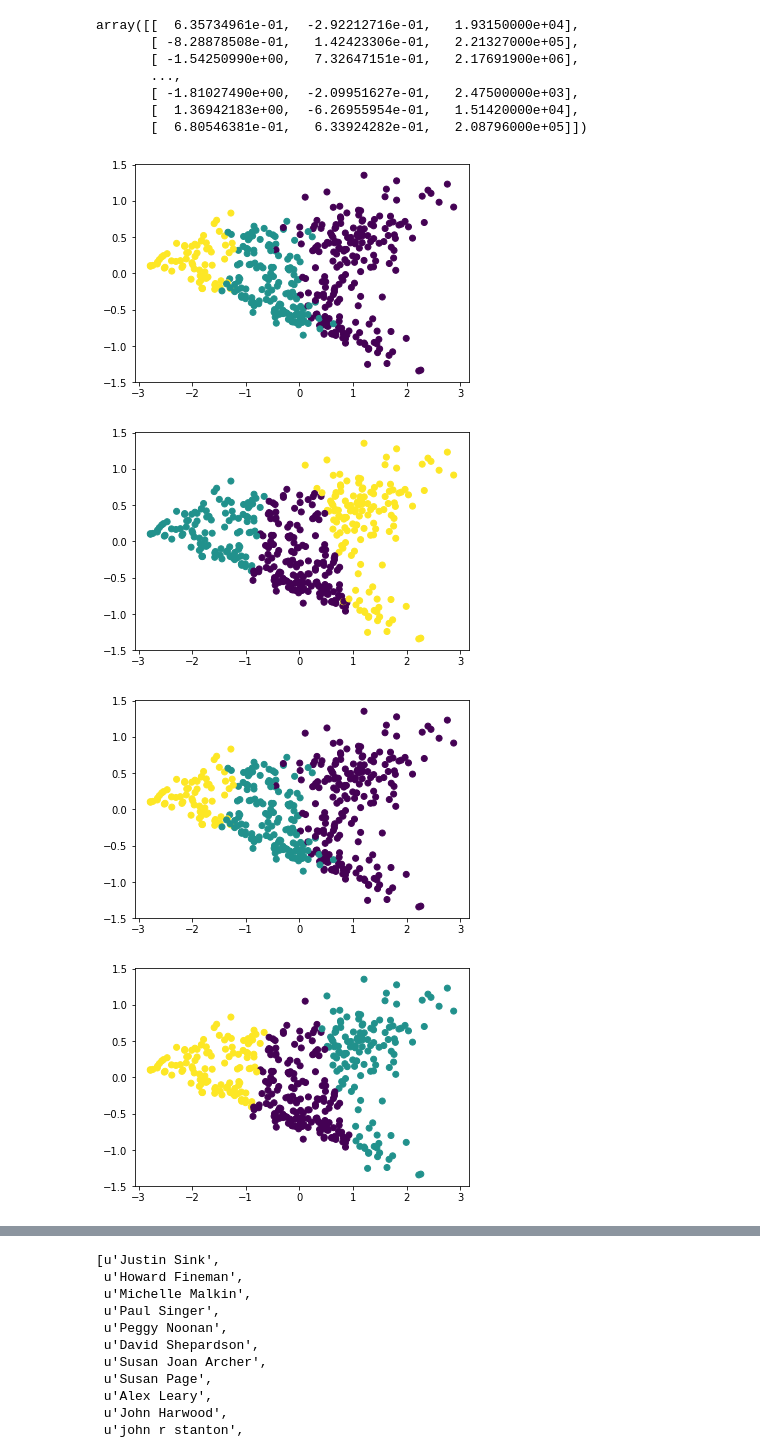
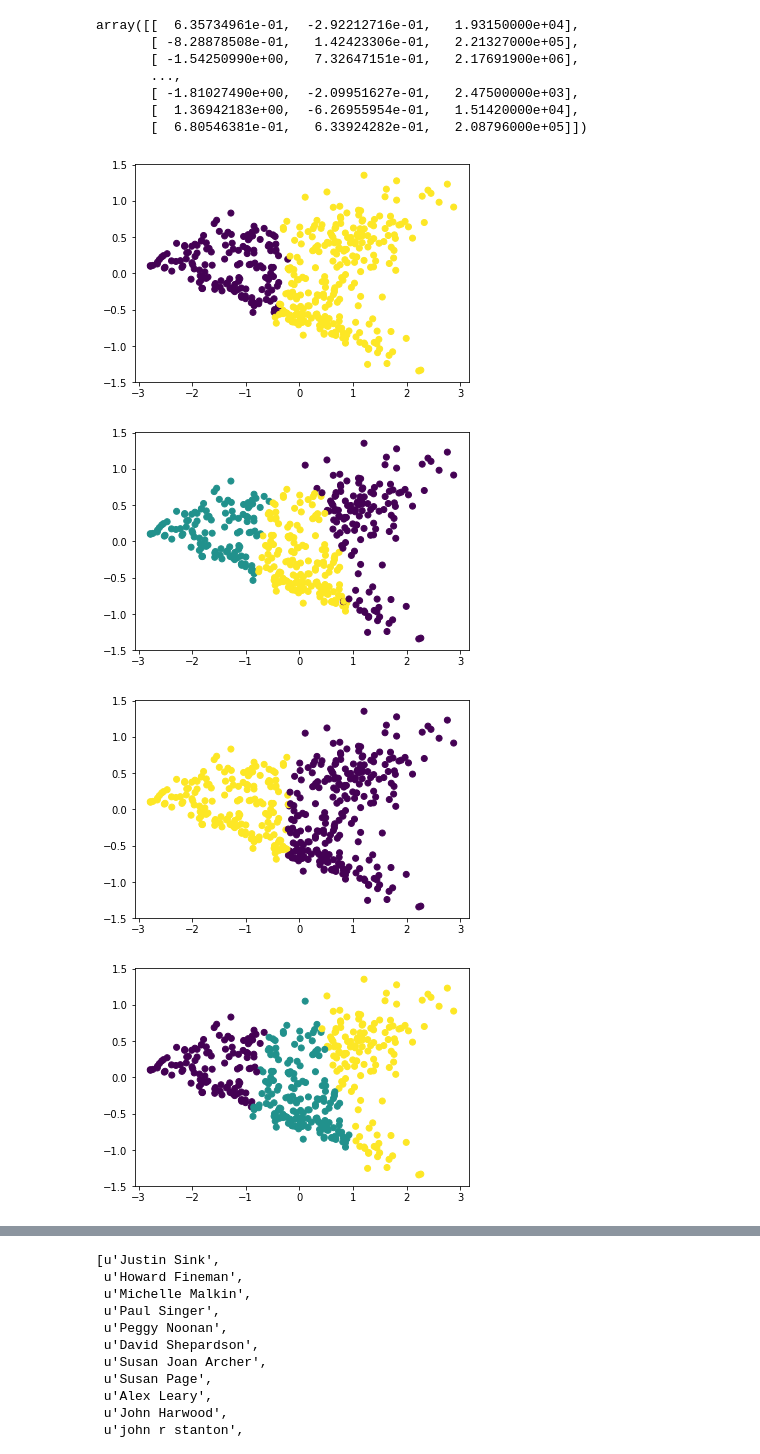
Before and after one commit to CornellDataScience/Social-Tribes, a Jupyter notebook: data/Gaussian.ipynb, the cells around one changed output, grey strips where cells are left out. Saved outputs shown, nothing was run; the diff lists cells and outputs as text; code cells hidden in the pictures.

```diff
--- a/data/Gaussian.ipynb
+++ b/data/Gaussian.ipynb
@@ -46,25 +46,25 @@ pca_y = [y[1] for y in pca_data]
 # %%
 estimator = GaussianMixture(n_components = 2, covariance_type = "diag")
 estimator.fit(data)
 predG = estimator.predict(data)
 
-plt.scatter(pca_x, pca_y, c=pred)
+plt.scatter(pca_x, pca_y, c=predG)
 plt.show()
 
 estimator = GaussianMixture(n_components = 3, covariance_type = "diag")
 estimator.fit(data)
 predG = estimator.predict(data)
 
 plt.scatter(pca_x, pca_y, c=predG)
 plt.show()
 # %% [output]
-[figure, old version]
+[figure, new version]
-[figure, old version]
+[figure, new version]
 # %%
 kmeans = KMeans(n_clusters = 2)
 predK = kmeans.fit_predict(data)
 
-plt.scatter(pca_x, pca_y, c=pred)
+plt.scatter(pca_x, pca_y, c=predK)
 plt.show()
 
 kmeans = KMeans(n_clusters = 3)
@@ -73,8 +73,8 @@ predK = kmeans.fit_predict(data)
 plt.scatter(pca_x, pca_y, c=predK)
 plt.show()
 # %% [output]
-[figure, old version]
+[figure, new version]
-[figure, old version]
+[figure, new version]
 # %%
 spectral = SC(n_clusters = 2, affinity = 'precomputed')
 predS = spectral.fit_predict(data)
```
Also changed, not shown: parts of 6 cells of this notebook, 5 other files.
